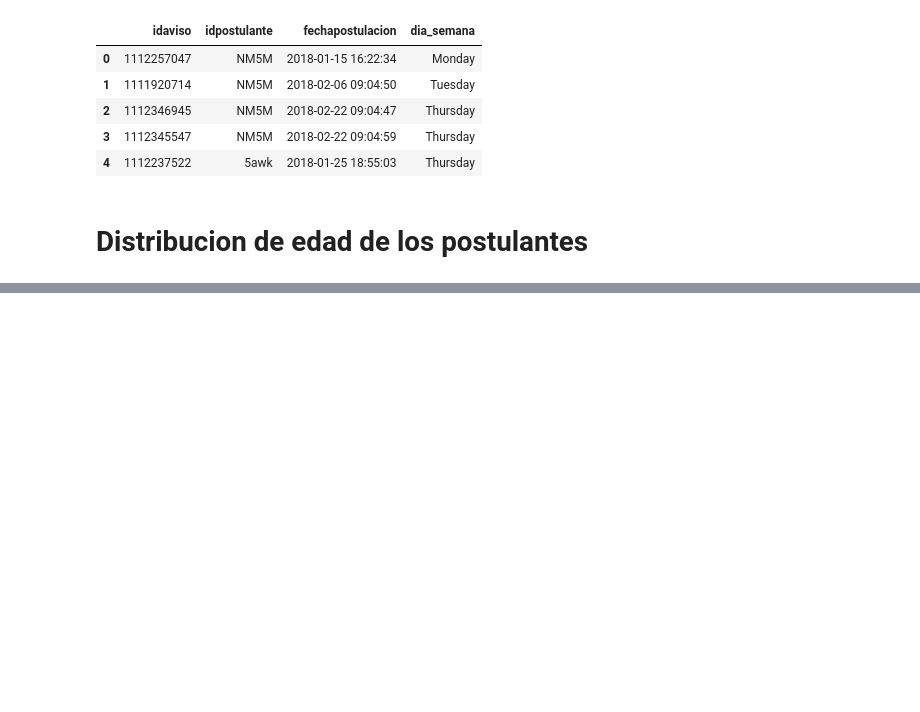
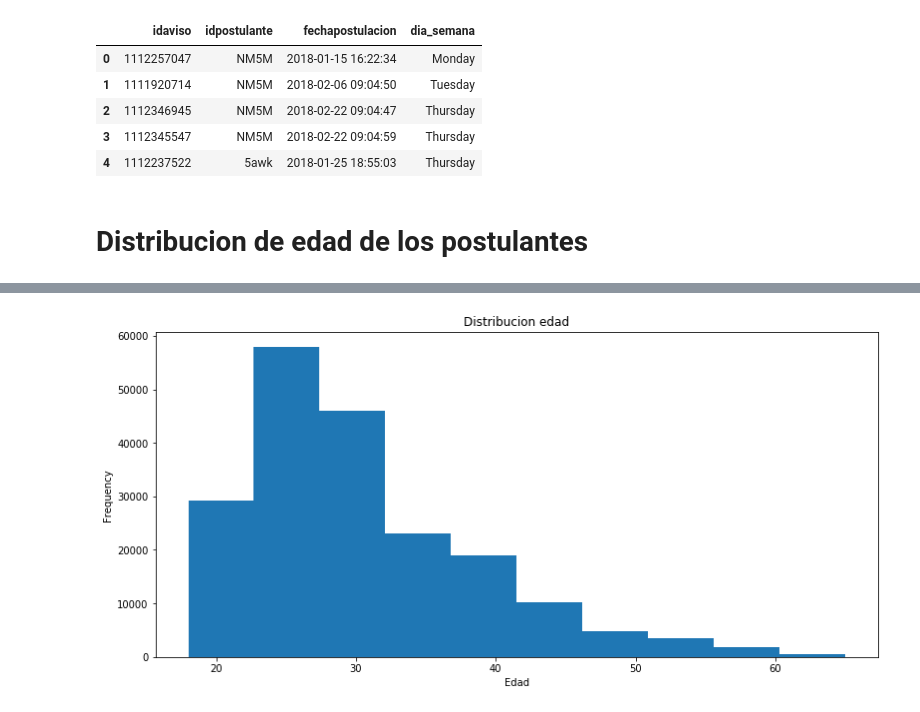
Before and after one commit to BrigliaAn/TP1-AnalisisExploratorio-ZonaJobs, a Jupyter notebook: Tp1-completo.ipynb, the cells around one changed output, grey strips where cells are left out. Drawn from its saved outputs; the diff is of its cells as text; code cells hidden in the pictures; blank space fills up the shorter version.

```diff
--- a/Tp1-completo.ipynb
+++ b/Tp1-completo.ipynb
@@ -769,0 +787,9 @@ plt.show()
+# %%
+fig = plt.figure()
+ax = fig.add_subplot(111)
+plt.title('Distribucion edad')
+ax.set_xlabel('Edad')
+p_genero_edad_validos['edad'].plot(kind='hist',figsize=(13,6))
+plt.show()
+# %% [output]
+[figure, added]
```
Also changed, not shown: parts of 10 cells of this notebook.
